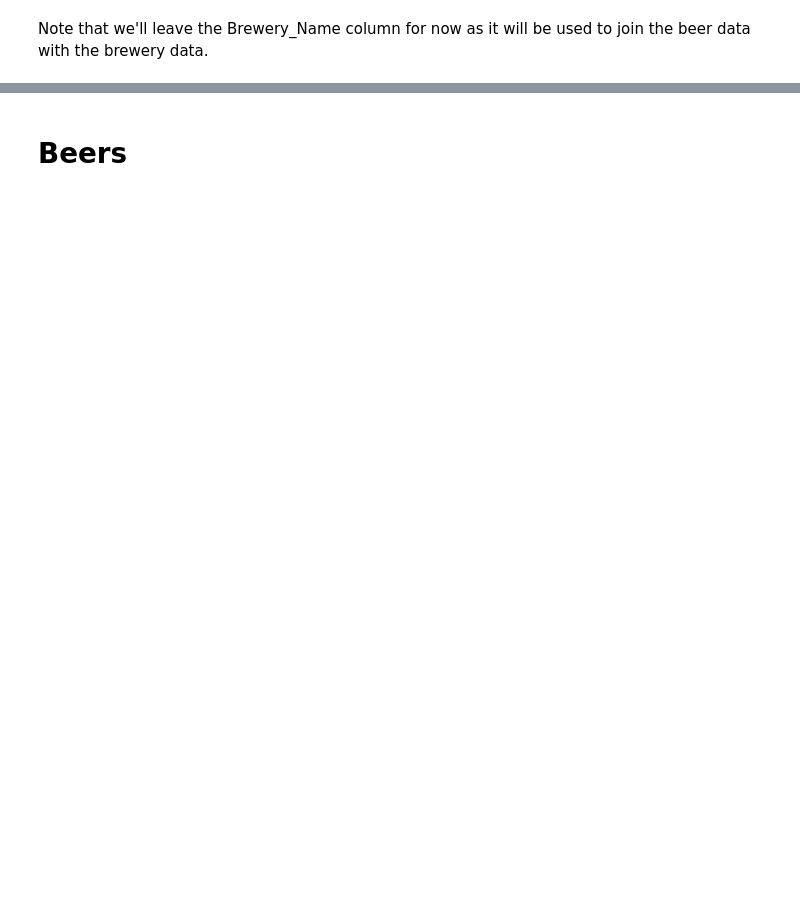
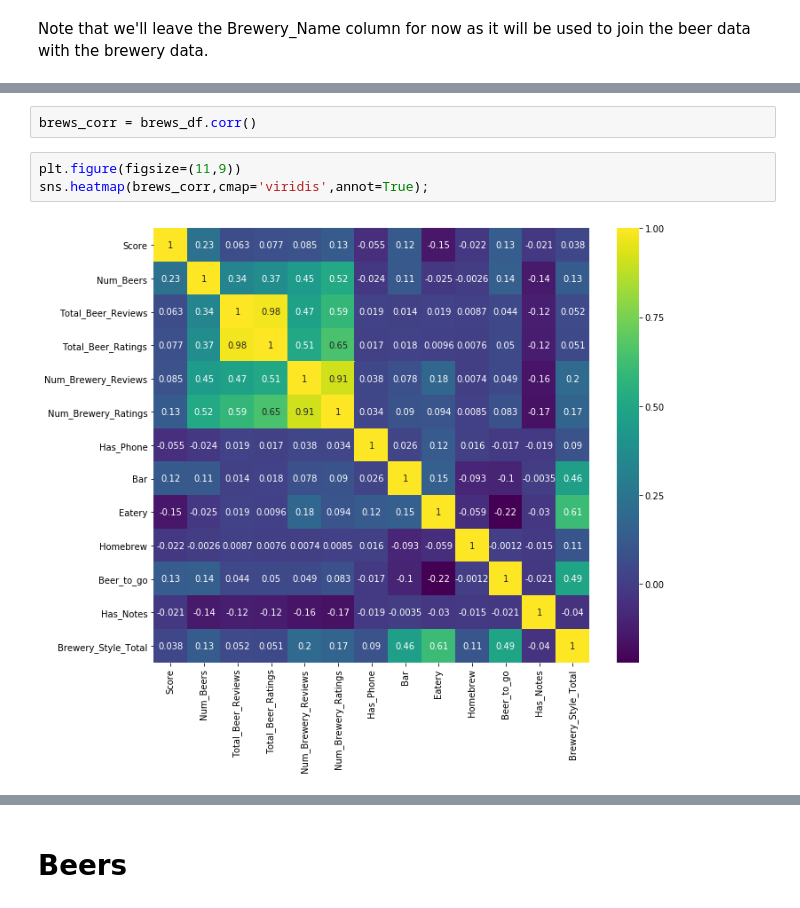
Before and after one commit to keith12345/Beergression, a Jupyter notebook: Data_Pipeline_Notes.ipynb, the cells around one changed output, grey strips where cells are left out. Drawn from its saved outputs; the diff is of its cells as text; blank space fills up the shorter version.

```diff
--- a/Data_Pipeline_Notes.ipynb
+++ b/Data_Pipeline_Notes.ipynb
@@ -131,0 +152,7 @@ brews_df.head()
+# %%
+brews_corr = brews_df.corr()
+# %%
+plt.figure(figsize=(11,9))
+sns.heatmap(brews_corr,cmap='viridis',annot=True);
+# %% [output]
+[figure, added]
```
Also changed, not shown: parts of 51 cells of this notebook.
